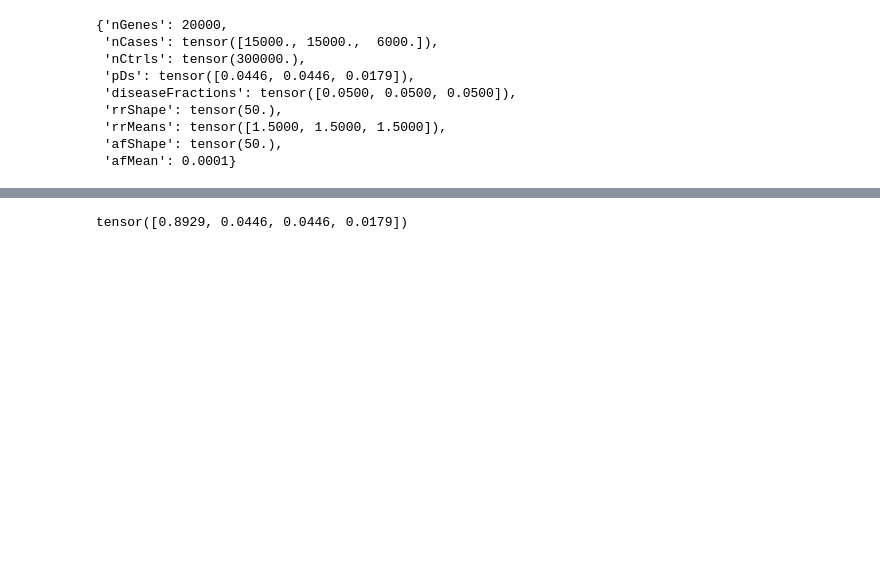
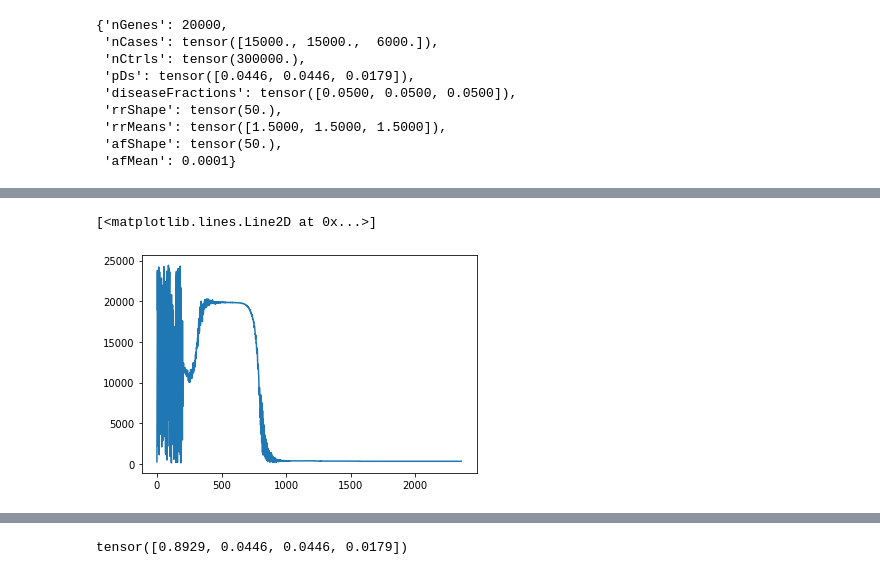
Before and after one commit to akotlar/multivariate-tada, a Jupyter notebook: MVLN-sim-mvn.ipynb, the cells around one changed output, grey strips where cells are left out. Drawn from its saved outputs; the diff is of its cells as text; code cells hidden in the pictures; blank space fills up the shorter version.

```diff
--- a/MVLN-sim-mvn.ipynb
+++ b/MVLN-sim-mvn.ipynb
@@ -1065,0 +1058,5 @@ NameError: name 'testFit' is not defined
+# %%
+pyplot.plot(t[:,2])
+# %% [output]
+[<matplotlib.lines.Line2D at 0x...>]
+[figure, added]
```
Also changed, not shown: parts of 27 cells of this notebook, 4 other files.
